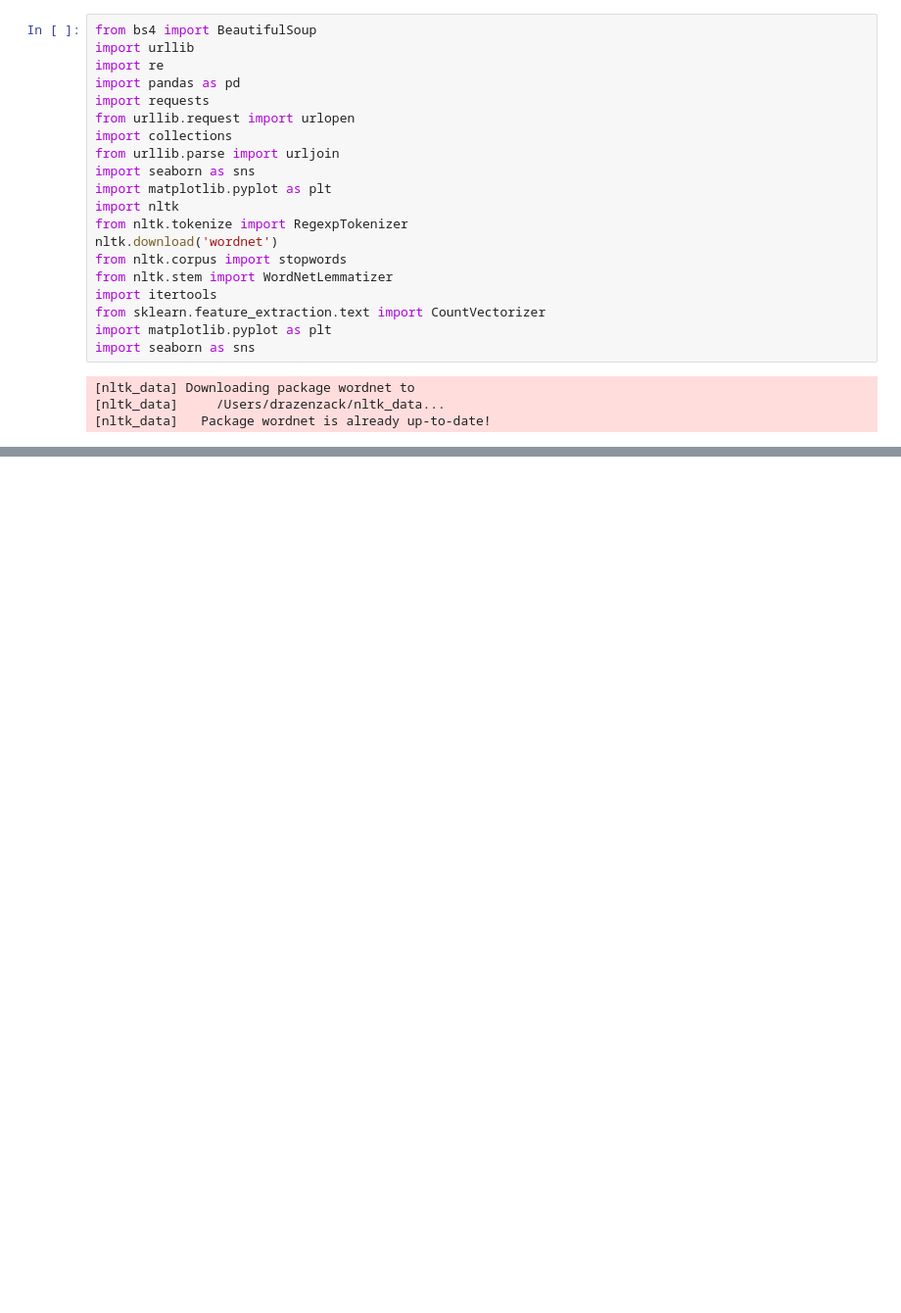
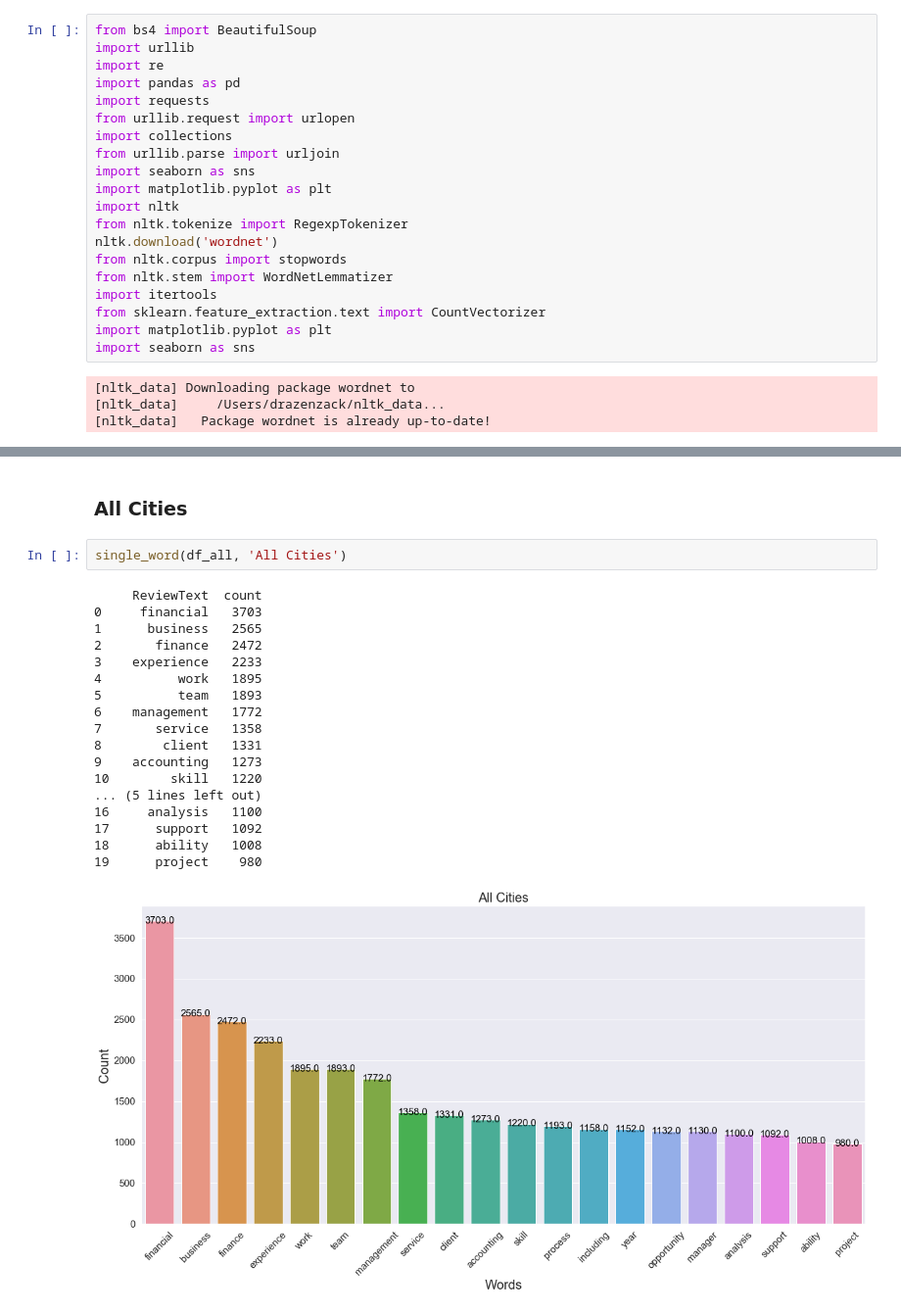
Before and after one commit to dray19/webscraping_indeed, a Jupyter notebook: ga_indeed2.ipynb, the cells around one changed output, grey strips where cells are left out. Shown at 98% size. Drawn from its saved outputs; the diff is of its cells as text; blank space fills up the shorter version.

```diff
--- a/ga_indeed2.ipynb
+++ b/ga_indeed2.ipynb
@@ -291,0 +320,23 @@ bi_word(la, 'Nationwide')
+# %% [markdown]
+### All Cities
+# %%
+single_word(df_all, 'All Cities')
+# %% [output]
+     ReviewText  count
+0     financial   3703
+1      business   2565
+2       finance   2472
+3    experience   2233
+4          work   1895
+5          team   1893
+6    management   1772
+7       service   1358
+8        client   1331
+9    accounting   1273
+10        skill   1220
+... (5 lines left out)
+16     analysis   1100
+17      support   1092
+18      ability   1008
+19      project    980
+[figure, added]
```
Also changed, not shown: parts of 19 cells of this notebook.
